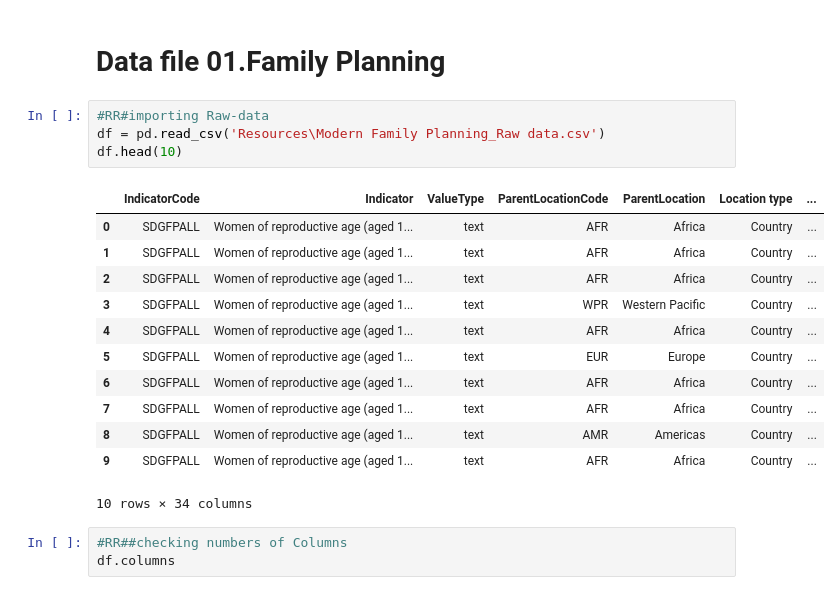
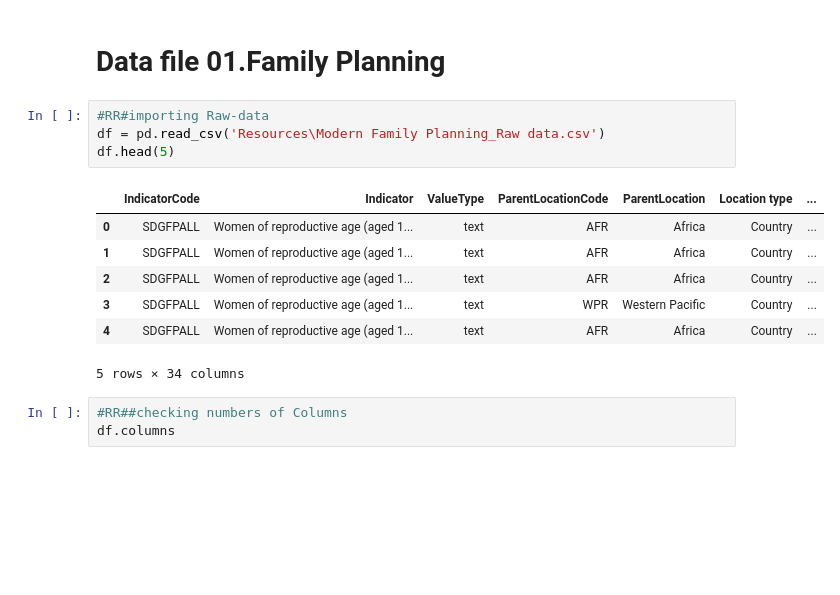
Before and after one commit to laurar9889/Project_3_Team_1, a Jupyter notebook: main_file.ipynb, the cells around one changed output. Drawn from its saved outputs; the diff is of its cells as text; blank space fills up the shorter version.

```diff
--- a/main_file.ipynb
+++ b/main_file.ipynb
@@ -25,20 +25,15 @@ import statsmodels.api as sm
 # %%
 #RR#importing Raw-data
 df = pd.read_csv('Resources\Modern Family Planning_Raw data.csv')
-df.head(10)
+df.head(5)
 # %% [output]
 |  | IndicatorCode | Indicator | ValueType | ParentLocationCode | ParentLocation | Location type | ... |
 | 0 | SDGFPALL | Women of reproductive age (aged 1... | text | AFR | Africa | Country | ... |
 | 1 | SDGFPALL | Women of reproductive age (aged 1... | text | AFR | Africa | Country | ... |
 | 2 | SDGFPALL | Women of reproductive age (aged 1... | text | AFR | Africa | Country | ... |
 | 3 | SDGFPALL | Women of reproductive age (aged 1... | text | WPR | Western Pacific | Country | ... |
 | 4 | SDGFPALL | Women of reproductive age (aged 1... | text | AFR | Africa | Country | ... |
-| 5 | SDGFPALL | Women of reproductive age (aged 1... | text | EUR | Europe | Country | ... |
-| 6 | SDGFPALL | Women of reproductive age (aged 1... | text | AFR | Africa | Country | ... |
-| 7 | SDGFPALL | Women of reproductive age (aged 1... | text | AFR | Africa | Country | ... |
-| 8 | SDGFPALL | Women of reproductive age (aged 1... | text | AMR | Americas | Country | ... |
-| 9 | SDGFPALL | Women of reproductive age (aged 1... | text | AFR | Africa | Country | ... |
-10 rows × 34 columns
+5 rows × 34 columns
 # %%
 #RR##checking numbers of Columns
 df.columns
```
Also changed, not shown: parts of 22 cells of this notebook, 4 other files.
